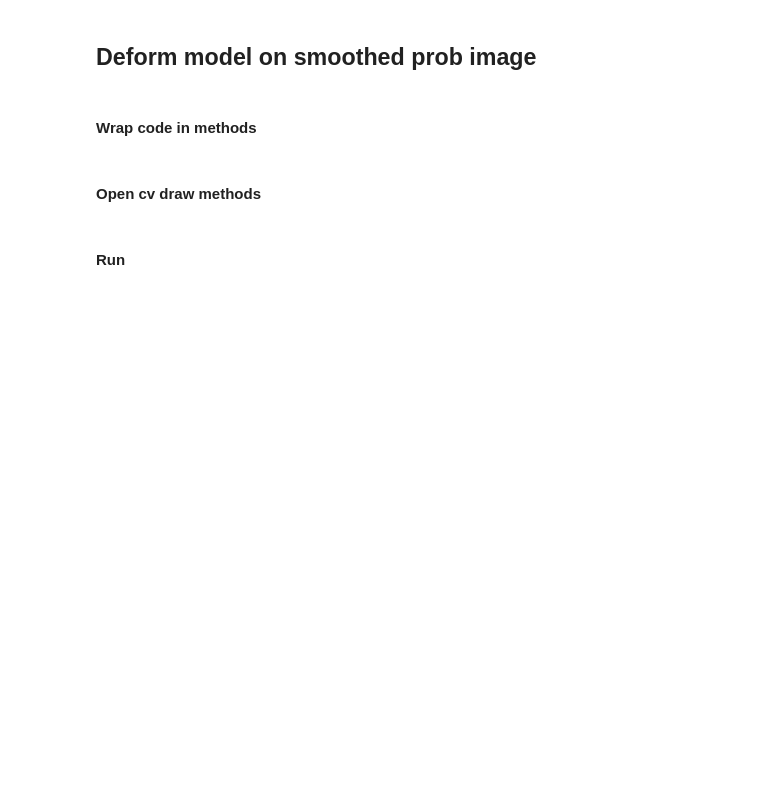
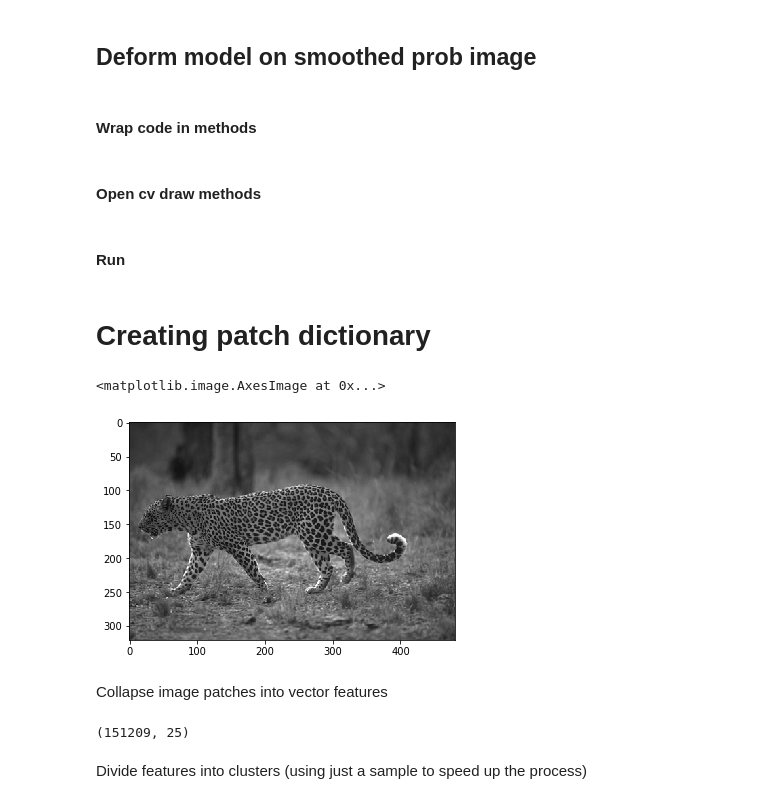
Before and after one commit to Charlottetheis/AIA, a Jupyter notebook: Jacob.ipynb, the cells around one changed output. Cells and saved outputs as stored; diff of their text form; code cells hidden in the pictures; blank space fills up the shorter version.

Commit message:
Got patches slightly working on tiger image

```diff
--- a/Jacob.ipynb
+++ b/Jacob.ipynb
@@ -341,3 +342,12 @@ while(True):
 
 cv2.destroyAllWindows()
 cv2.waitKey(1);
+# %% [markdown]
+# Creating patch dictionary
+# %%
+fname = "data/134052.jpg"
+img = cv2.imread(fname, cv2.IMREAD_GRAYSCALE)
+plt.imshow(img, cmap='gray')
+# %% [output]
+<matplotlib.image.AxesImage at 0x...>
+[figure, added]
@@ -343,0 +367,13 @@ cv2.waitKey(1);
+# %% [markdown]
+Collapse image patches into vector features
+# %%
+E = 2
+K = 1+2*E
+patch_size = (K,K)
+features = im2col(img, patch_size).transpose()
+new_shape = tuple(np.array(img.shape) - (2*E))
+print(features.shape)
+# %% [output]
+(151209, 25)
+# %% [markdown]
+Divide features into clusters (using just a sample to speed up the process)
```
Also changed, not shown: parts of 14 cells of this notebook.
